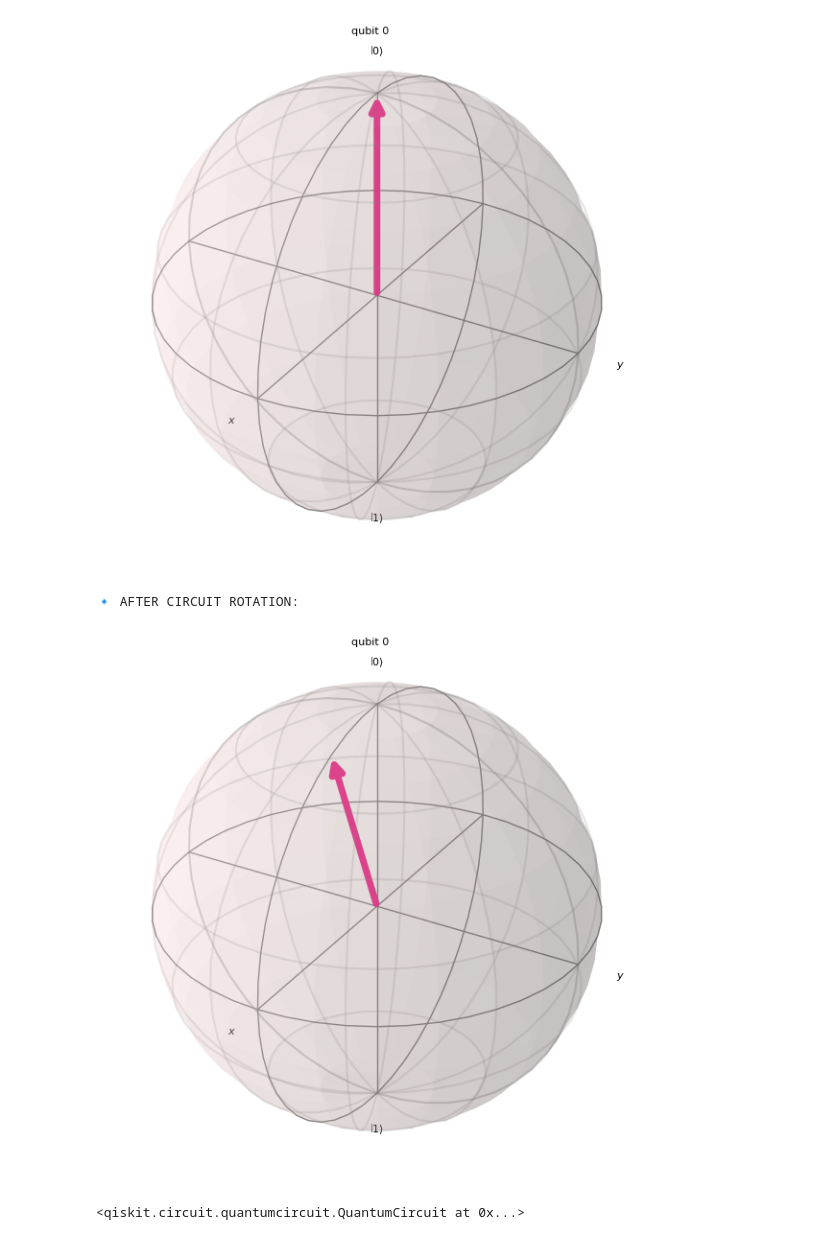
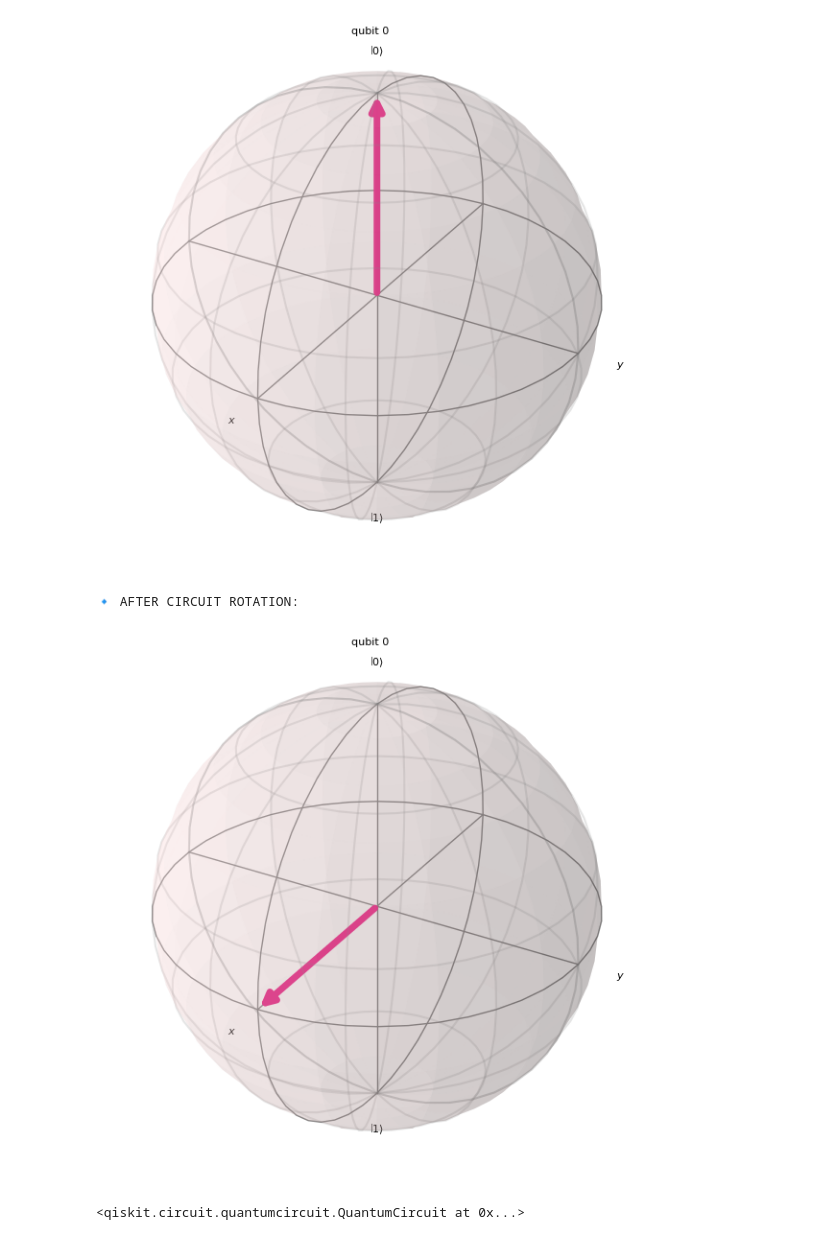
Before and after one commit to giriragav/Qiskit, a Jupyter notebook: Quantum_Rotation.ipynb, the cells around one changed output. Cells and saved outputs as stored; diff of their text form; code cells hidden in the pictures.

```diff
--- a/Quantum_Rotation.ipynb
+++ b/Quantum_Rotation.ipynb
@@ -157,20 +157,20 @@ def create_and_visualize_gate(gate_name, circuit_func, shots=100, run=False):
 # %%
 def gv_gate_circuit():
     qc = QuantumCircuit(1, 1)
-    qc.ry(np.pi/8, 0)
+    qc.ry(np.pi/2, 0)
     qc.measure(0, 0)
     return qc
 
 create_and_visualize_gate("Circuit Rotation", gv_gate_circuit)
 # %% [output]
 ==================================================
 QUANTUM GATE: Circuit Rotation
 ==================================================
 
 Circuit Diagram:
 [figure]
 🔹 INITIAL STATE:
 [figure]
 🔹 AFTER CIRCUIT ROTATION:
-[figure, old version]
+[figure, new version]
 <qiskit.circuit.quantumcircuit.QuantumCircuit at 0x...>
```
